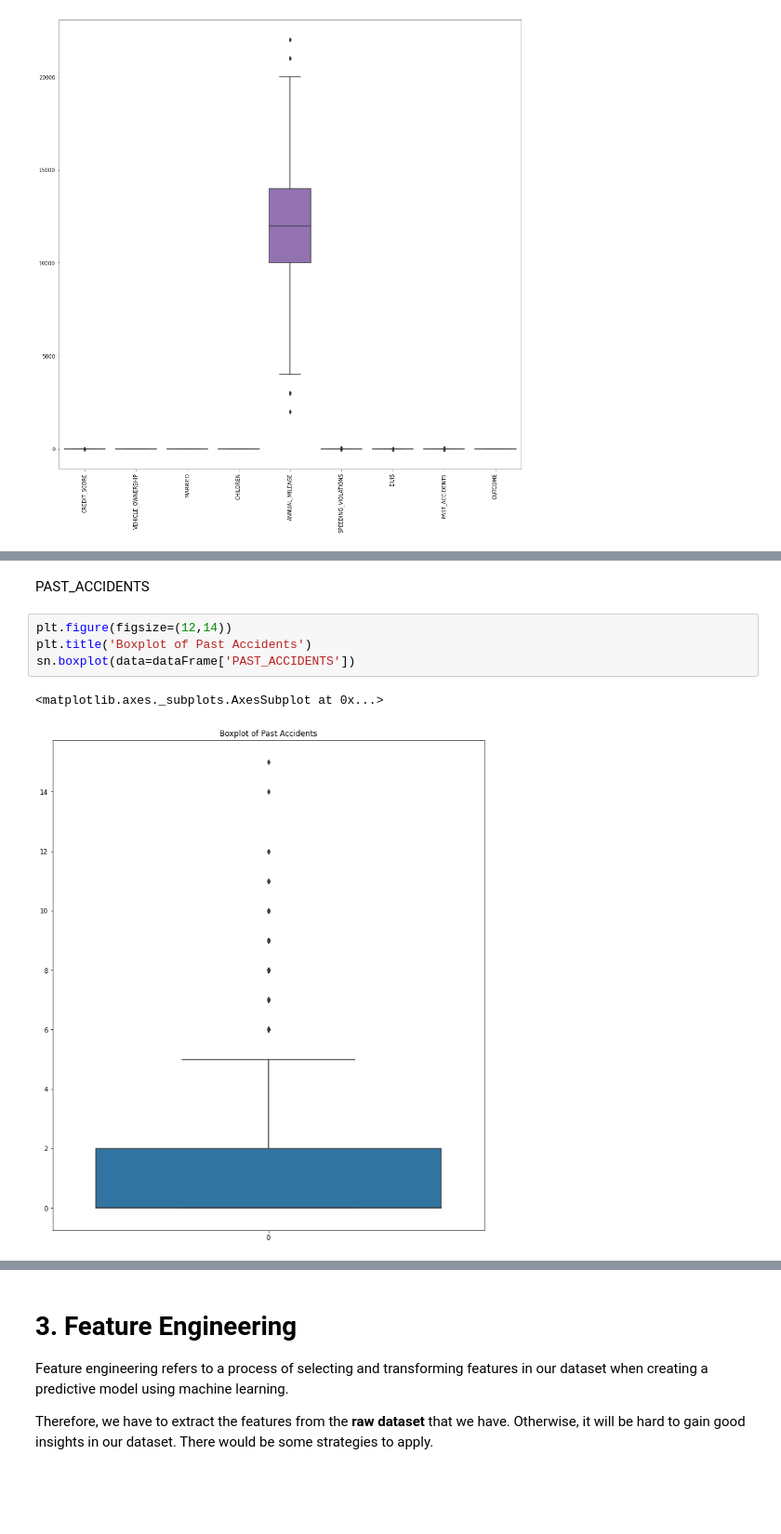
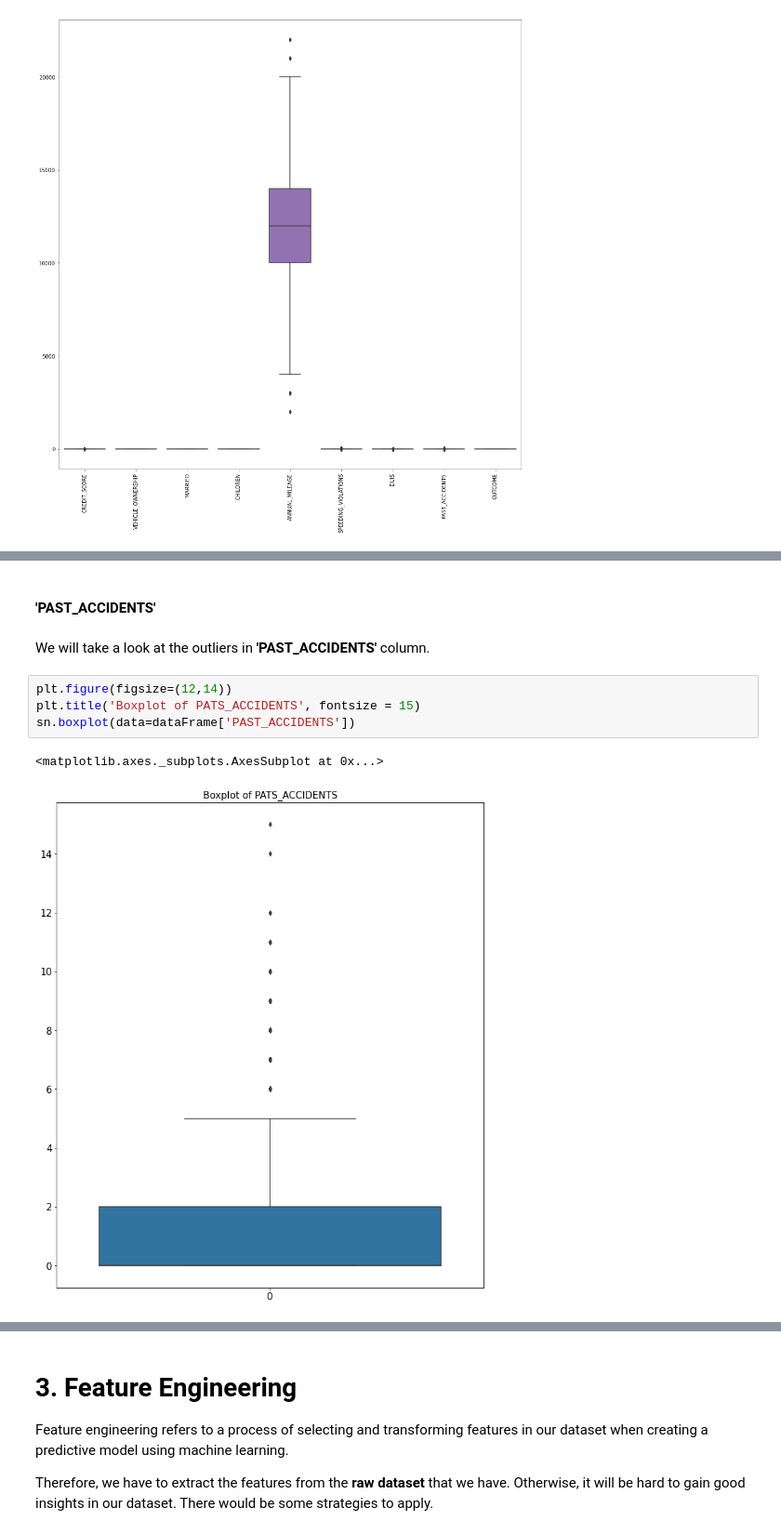
Before and after one commit to hassanteymoori/Insurance-claims-over-cars, a Jupyter notebook: Insurance-claims-over-cars.ipynb, the cells around one changed output, grey strips where cells are left out. Shown at 93% size. Saved outputs shown, nothing was run; the diff lists cells and outputs as text; blank space fills up the shorter version.

```diff
--- a/Insurance-claims-over-cars.ipynb
+++ b/Insurance-claims-over-cars.ipynb
@@ -708,12 +782,14 @@ Number of Outliers in SPEEDING_VIOLATIONS Column is :  493
 | 9961 | 26-39 | male | majority | 10-19y | university | upper class | 0.547368 | 1.0 | ... |
 | 9989 | 40-64 | male | majority | 20-29y | high school | middle class | 0.678696 | 1.0 | ... |
 493 rows × 17 columns
-# %% [markdown]
-PAST_ACCIDENTS
+# %% [markdown]
+#### **'PAST_ACCIDENTS'**
+# %% [markdown]
+We will take a look at the outliers in **'PAST_ACCIDENTS'** column.
 # %%
 plt.figure(figsize=(12,14))
-plt.title('Boxplot of Past Accidents')
+plt.title('Boxplot of PATS_ACCIDENTS', fontsize = 15)
 sn.boxplot(data=dataFrame['PAST_ACCIDENTS'])
 # %% [output]
 <matplotlib.axes._subplots.AxesSubplot at 0x...>
-[figure, old version]
+[figure, new version]
```
Also changed, not shown: parts of 85 cells of this notebook.
